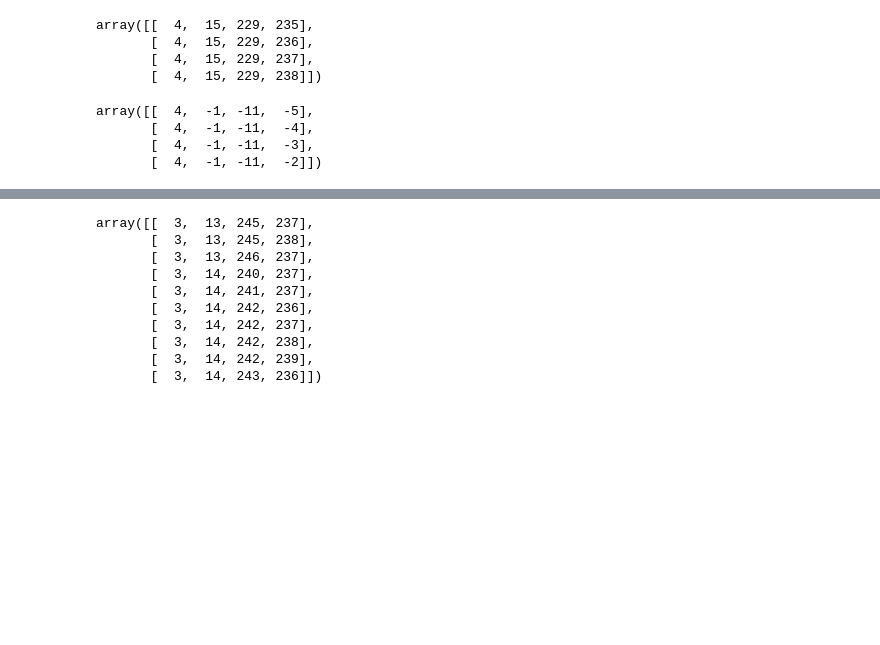
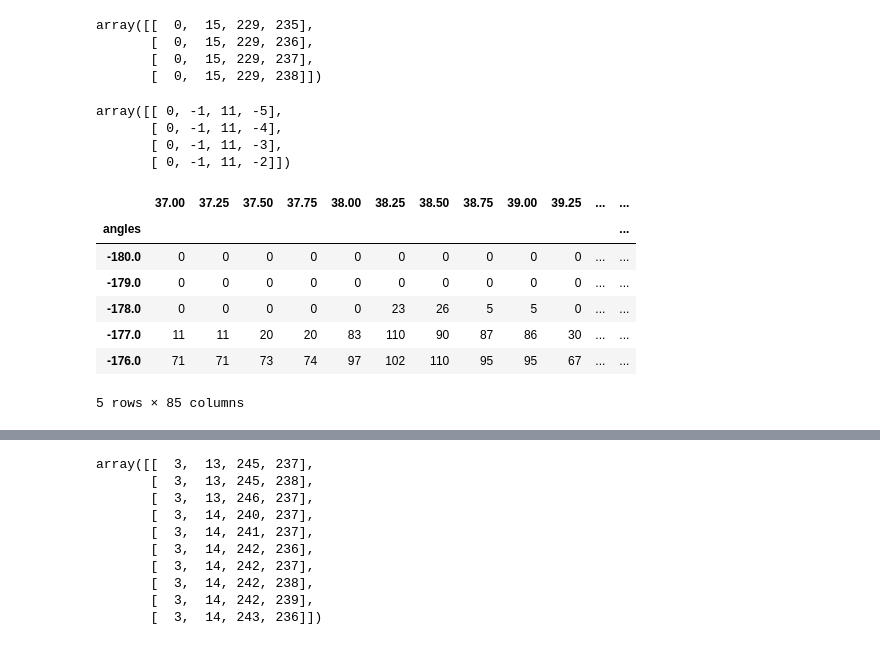
Before and after one commit to Asashou/TLI, a Jupyter notebook: pipeline/steps/directional_normalization.ipynb, the cells around one changed output, grey strips where cells are left out. Saved outputs shown, nothing was run; the diff lists cells and outputs as text; code cells hidden in the pictures; blank space fills up the shorter version.

```diff
--- a/pipeline/steps/directional_normalization.ipynb
+++ b/pipeline/steps/directional_normalization.ipynb
@@ -25,18 +30,18 @@ neuron[stable_neuron == 0 ] = 0
 # %%
 neu_PC = np.argwhere(neuron)
+neu_PC[:4]
+# %% [output]
+array([[  0,  15, 229, 235],
+       [  0,  15, 229, 236],
+       [  0,  15, 229, 237],
+       [  0,  15, 229, 238]])
-# %%
-neu_PC[:4]
-# %% [output]
-array([[  4,  15, 229, 235],
-       [  4,  15, 229, 236],
-       [  4,  15, 229, 237],
-       [  4,  15, 229, 238]])
 # %%
 entry_point = (0,16,240,240)
 neu_PC -= entry_point
+neu_PC[:,2] *= -1 #reverse Y (D/V axis)
 neu_PC[:4]
 # %% [output]
-array([[  4,  -1, -11,  -5],
-       [  4,  -1, -11,  -4],
-       [  4,  -1, -11,  -3],
-       [  4,  -1, -11,  -2]])
+array([[ 0, -1, 11, -5],
+       [ 0, -1, 11, -4],
+       [ 0, -1, 11, -3],
+       [ 0, -1, 11, -2]])
@@ -42,0 +58,11 @@ array([[  4,  -1, -11,  -5],
+# %%
+neuron_angles.head()
+# %% [output]
+|  | 37.00 | 37.25 | 37.50 | 37.75 | 38.00 | 38.25 | 38.50 | 38.75 | 39.00 | 39.25 | ... | ... |
+| angles |  |  |  |  |  |  |  |  |  |  |  | ... |
+| -180.0 | 0 | 0 | 0 | 0 | 0 | 0 | 0 | 0 | 0 | 0 | ... | ... |
+| -179.0 | 0 | 0 | 0 | 0 | 0 | 0 | 0 | 0 | 0 | 0 | ... | ... |
+| -178.0 | 0 | 0 | 0 | 0 | 0 | 23 | 26 | 5 | 5 | 0 | ... | ... |
+| -177.0 | 11 | 11 | 20 | 20 | 83 | 110 | 90 | 87 | 86 | 30 | ... | ... |
+| -176.0 | 71 | 71 | 73 | 74 | 97 | 102 | 110 | 95 | 95 | 67 | ... | ... |
+5 rows × 85 columns
```
Also changed, not shown: parts of 9 cells of this notebook, 4 other files.
